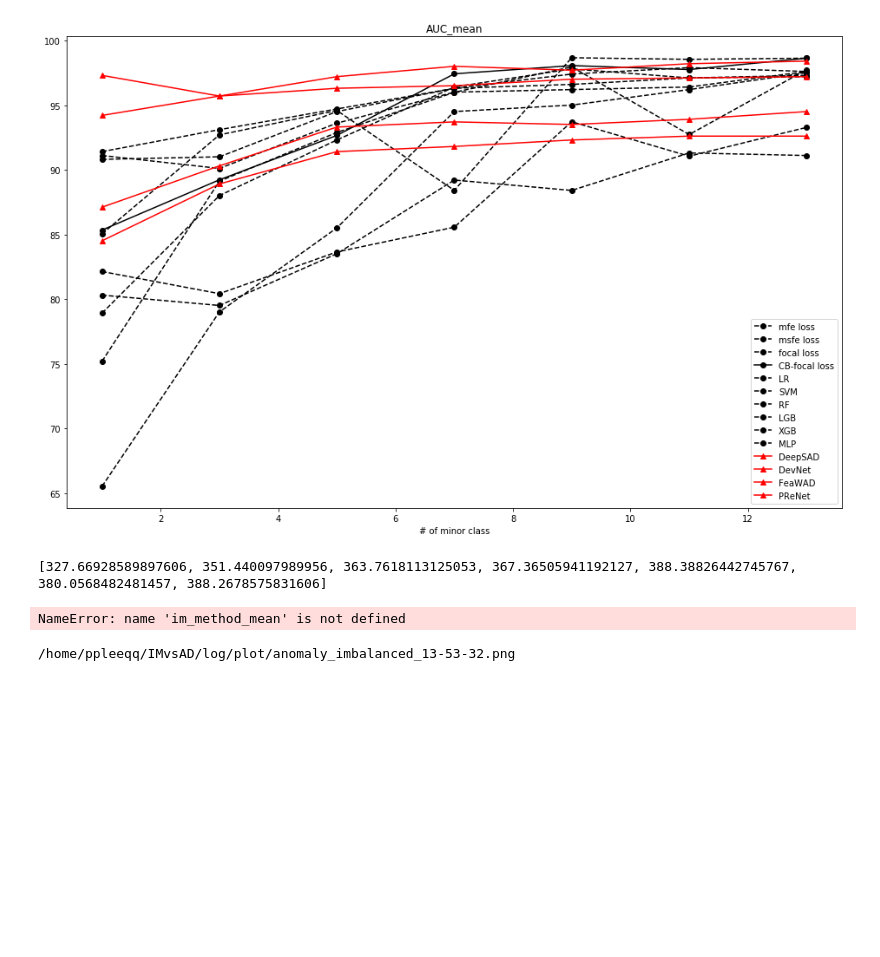
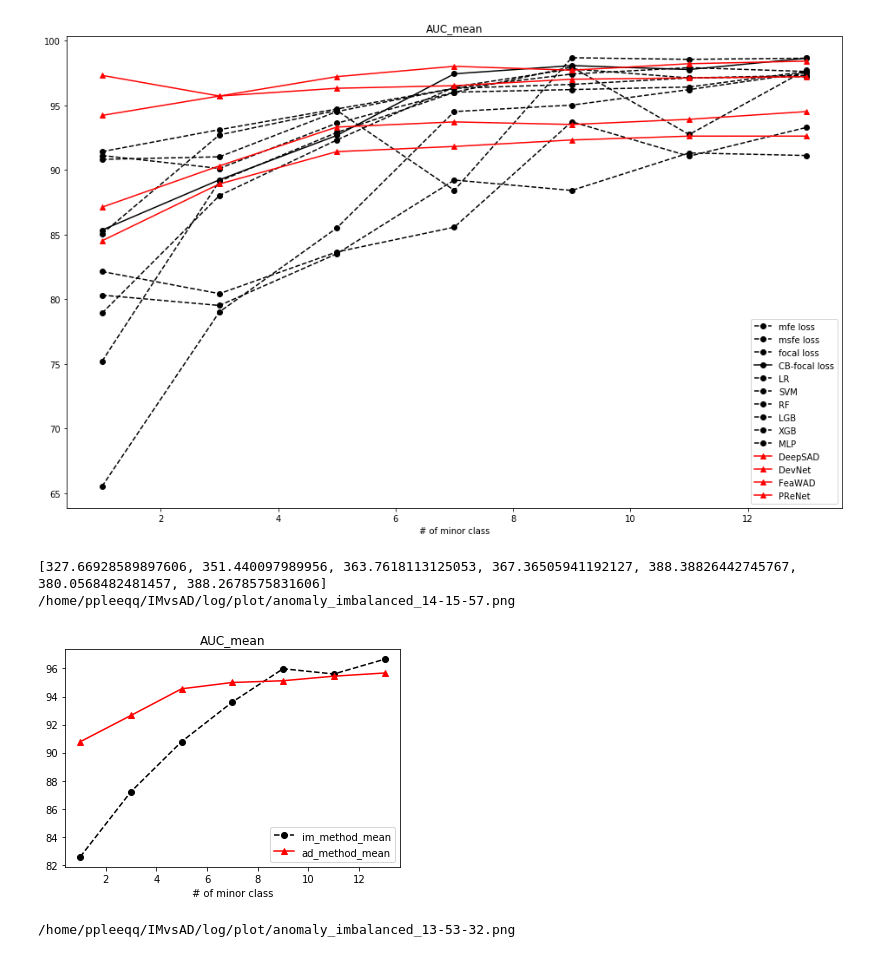
Before and after one commit to ADvsIM/main, a Jupyter notebook: test.ipynb, the cells around one changed output. Saved outputs shown, nothing was run; the diff lists cells and outputs as text; code cells hidden in the pictures; blank space fills up the shorter version.

```diff
--- a/test.ipynb
+++ b/test.ipynb
@@ -156,36 +156,37 @@ for i in minor_list:
     auc_list1.append(df2['AUC_mean'].iloc[-1])
 
     df3 = pd.read_csv(f'/home/ppleeqq/IMvsAD/save_result/2023-11-15/2_annthyroid_focal_none_minor_{i}.csv')
     auc_list1.append(df3['AUC_mean'].iloc[-1])
 
     df4 = pd.read_csv(f'/home/ppleeqq/IMvsAD/save_result/2023-11-16/2_annthyroid_class-balanced_none_minor_{i}.csv')
     auc_list1.append(df4['AUC_mean'].iloc[-1])
 
     auc_list2.append(sum(auc_list1))
 
 print(auc_list2)
 
 for i in range(7):
     mean_im_method = (df.iloc[i,:6].sum() + auc_list2[i]) / 10
     auc_list3.append(mean_im_method)
     mean_ad_method = df.iloc[i,6:].mean()
     auc_list4.append(mean_ad_method)
 
-plt.plot(minor_list,auc_list3,linestyle='--', label = im_method_mean, marker = 'o', color='black')
-plt.plot(minor_list,auc_list4,linestyle='-', label = ad_method_mean, marker = '^', color='red')
+plt.plot(minor_list,auc_list3,linestyle='--', label = 'im_method_mean', marker = 'o', color='black')
+plt.plot(minor_list,auc_list4,linestyle='-', label = 'ad_method_mean', marker = '^', color='red')
 
 plt.legend()
 plt.title('AUC_mean')
 plt.xlabel('# of minor class')
 now = datetime.now()
 formatted = now.strftime('%H-%M-%S')
 name = '/home/ppleeqq/IMvsAD/log/plot/anomaly_imbalanced_'+formatted+'.png'
 plt.savefig(name)
 print(name)
 plt.show()
 # %% [output]
 [327.66928589897606, 351.440097989956, 363.7618113125053, 367.36505941192127, 388.38826442745767, 380.0568482481457, 388.2678575831606]
+/home/ppleeqq/IMvsAD/log/plot/anomaly_imbalanced_14-15-57.png
-NameError: name 'im_method_mean' is not defined
+[figure, added]
 # %%
 import pandas as pd
 import matplotlib.pyplot as plt
```
